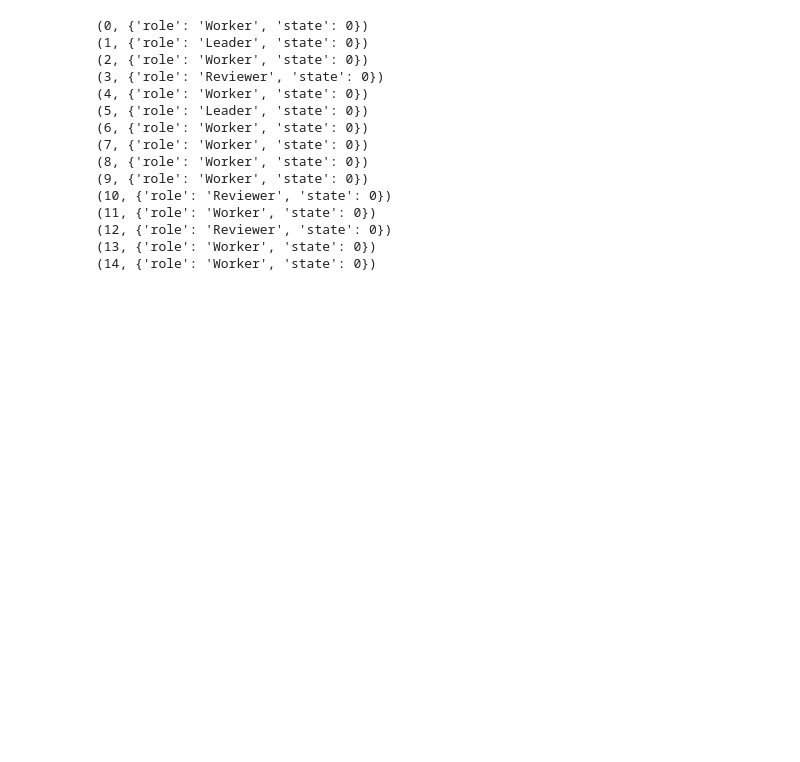
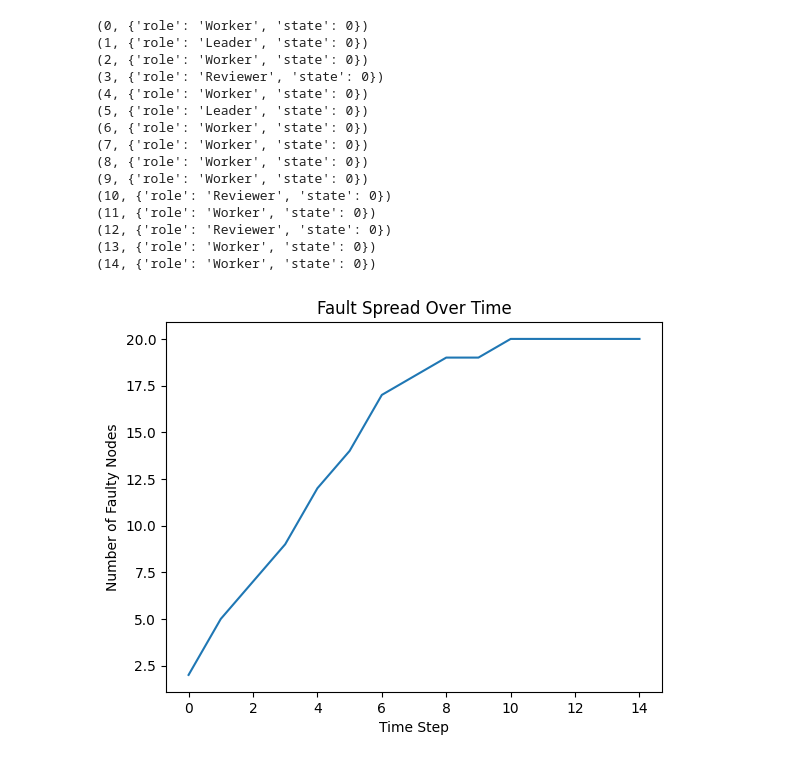
Before and after one commit to sara25kh/LLM-MAS-Resilience, a Jupyter notebook: notebook.ipynb, the cells around one changed output. Saved outputs shown, nothing was run; the diff lists cells and outputs as text; code cells hidden in the pictures; blank space fills up the shorter version.

Commit message:
implement Fault Injection ,Propagation Model & Simulation Loop

```diff
--- a/notebook.ipynb
+++ b/notebook.ipynb
@@ -110,0 +219,41 @@ for node in G4.nodes(data=True):
+# %%
+# ==================================
+# 6️⃣ Simulation Loop
+# ==================================
+
+def run_simulation(G, steps=10, p=0.3, model="IC"):
+
+    history = []
+
+    for t in range(steps):
+
+        if model == "IC":
+            propagate_independent_cascade(G, p)
+            apply_manager_rule(G)
+
+        elif model == "TRUST":
+            propagate_trust_model(G, threshold=1.5)
+
+        # record stats
+        faulty_count = sum(G.nodes[n]['state'] for n in G.nodes())
+        history.append(faulty_count)
+
+    return history
+# %%
+# Reset graph
+G_test = generate_small_world(20, 4, 0.2)
+initialize_states(G_test)
+assign_roles_advanced(G_test)
+assign_trust_weights(G_test)
+
+inject_random_faults(G_test, k=2)
+
+history = run_simulation(G_test, steps=15, p=0.3, model="IC")
+
+plt.plot(history)
+plt.xlabel("Time Step")
+plt.ylabel("Number of Faulty Nodes")
+plt.title("Fault Spread Over Time")
+plt.show()
+# %% [output]
+[figure, added]
```
Also changed, not shown: parts of 5 cells of this notebook.
